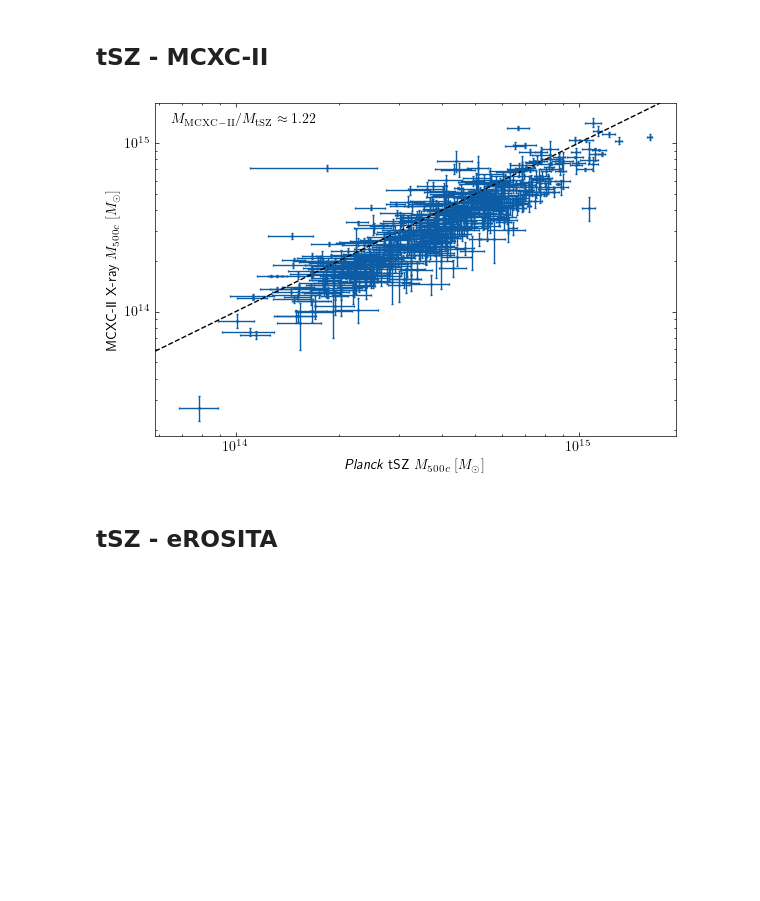
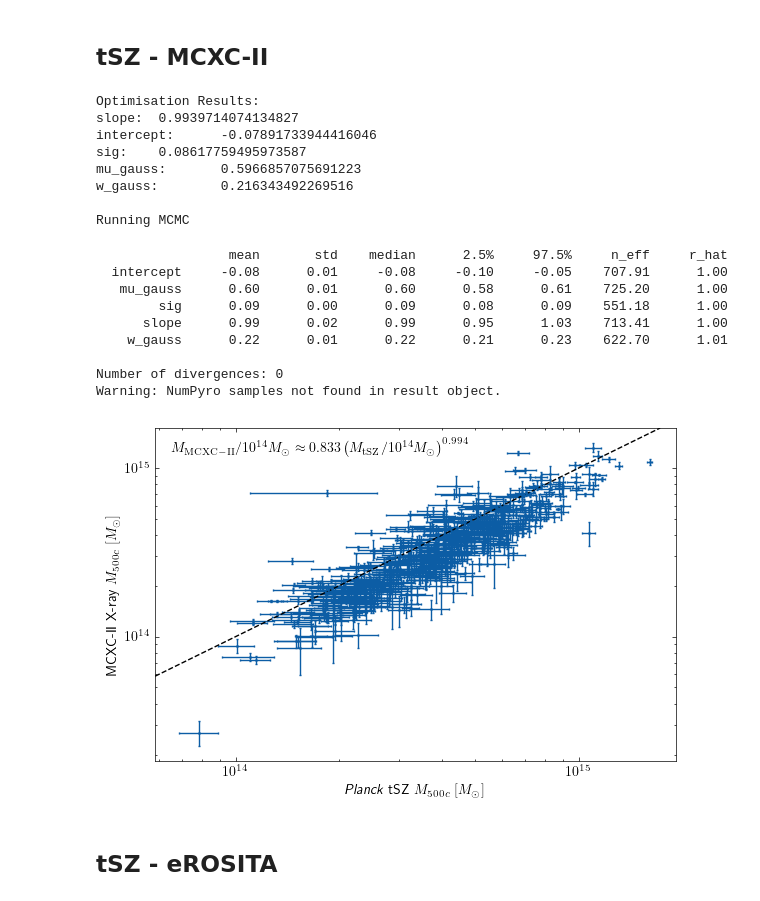
Before and after one commit to Richard-Sti/CMBOlympics, a Jupyter notebook: notebooks/comparison_mass_xray_tSZ.ipynb, the cells around one changed output. Drawn from its saved outputs; the diff is of its cells as text; code cells hidden in the pictures; blank space fills up the shorter version.

```diff
--- a/notebooks/comparison_mass_xray_tSZ.ipynb
+++ b/notebooks/comparison_mass_xray_tSZ.ipynb
@@ -23,40 +25,65 @@ Removing 1805 eRASS entries with M500 = -1.
 matches, ang_sep, dcz = cmbo.io.match_planck_to_mcxc(data_tSZ, data_MCXC, max_cz_diff_kms=500)
 tSZ_matched, MCXC_matched = cmbo.io.build_matched_catalogues(data_tSZ, data_MCXC, matches)
 
-M_tSZ = tSZ_matched["msz"] * 1e14
-e_M_tSZ = 0.5 * (tSZ_matched["msz_err_up"] + tSZ_matched["msz_err_low"]) * 1e14
+M_tSZ = tSZ_matched["M500"]
+e_M_tSZ = tSZ_matched["eM500"]
 
-M_xray = MCXC_matched["M500"] * 1e14
-e_M_xray = 0.5 * (MCXC_matched["ERRPM500"] + MCXC_matched["ERRMM500"]) * 1e14
+M_xray = MCXC_matched["M500"]
+e_M_xray = MCXC_matched["eM500"]
 
+fitter = cmbo.utils.LinearRoxyFitter()
+res = fitter.fit(
+    np.log10(M_tSZ), np.log10(M_xray),
+    xerr=e_M_tSZ / (M_tSZ * np.log(10)), yerr=e_M_xray / (M_xray * np.log(10)),
+    method="mnr", x_pivot=14, y_pivot=14, nsamp=1000)
+fitter.print_summary()
 
-r = np.median(M_tSZ / M_xray)
+a = np.mean(res["slope"])
+b = np.mean(res["intercept"])
 
 with plt.style.context('science'):
     fig, ax = plt.subplots(figsize=(6,4))
     ax.errorbar(M_tSZ, M_xray, xerr=e_M_tSZ, yerr=e_M_xray,
                 fmt='o', capsize=1, ms=1)
 
     ax.axline([1e14, 1e14], slope=1, color='k', linestyle='--')
 
     ax.set_xscale("log")
     ax.set_yscale("log")
 
     ax.set_xlabel(r"\textit{Planck} tSZ $M_{500c} ~ [M_\odot]$")
     ax.set_ylabel(r"MCXC-II X-ray $M_{500c} ~ [M_\odot]$")
 
     ax.text(
         0.03, 0.97,
-        rf"$M_{{\rm MCXC-II}}/M_{{\rm tSZ}} \approx {r:.2f}$",
+        rf"$M_{{\rm MCXC-II}} / 10^{{14}} M_\odot \approx {{{10**b:.3f}}}"
+        rf"\left(M_{{\rm tSZ}}/ 10^{{14}} M_\odot\right)^{{{a:.3f}}}$",
         transform=ax.transAxes,
         va="top", ha="left"
     )
 
     fig.tight_layout()
     fig.savefig("/Users/rstiskalek/Downloads/mass_comparison_MCXC_tSZ.png", dpi=300)
     fig.show()
 # %% [output]
+Optimisation Results:
+slope:  0.9939714074134827
+intercept:      -0.07891733944416046
+sig:    0.08617759495973587
+mu_gauss:       0.5966857075691223
+w_gauss:        0.216343492269516
+
+Running MCMC
+                 mean       std    median      2.5%     97.5%     n_eff     r_hat
+  intercept     -0.08      0.01     -0.08     -0.10     -0.05    707.91      1.00
+   mu_gauss      0.60      0.01      0.60      0.58      0.61    725.20      1.00
+        sig      0.09      0.00      0.09      0.08      0.09    551.18      1.00
+      slope      0.99      0.02      0.99      0.95      1.03    713.41      1.00
+    w_gauss      0.22      0.01      0.22      0.21      0.23    622.70      1.01
+
+Number of divergences: 0
+Warning: NumPyro samples not found in result object.
-[figure, old version]
+[figure, new version]
 # %% [markdown]
 ## tSZ - eROSITA
 # %%
```
Also changed, not shown: parts of 3 cells of this notebook.
